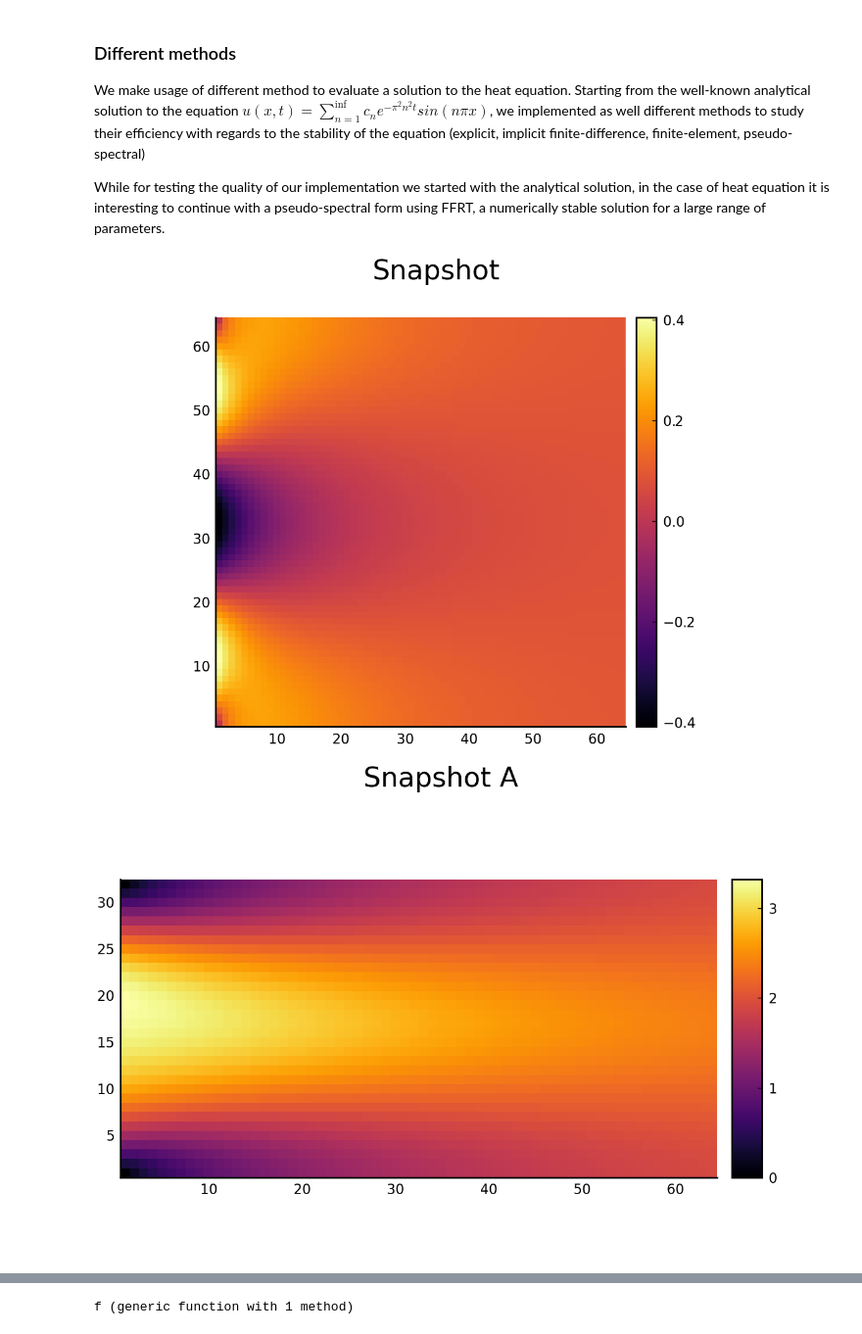
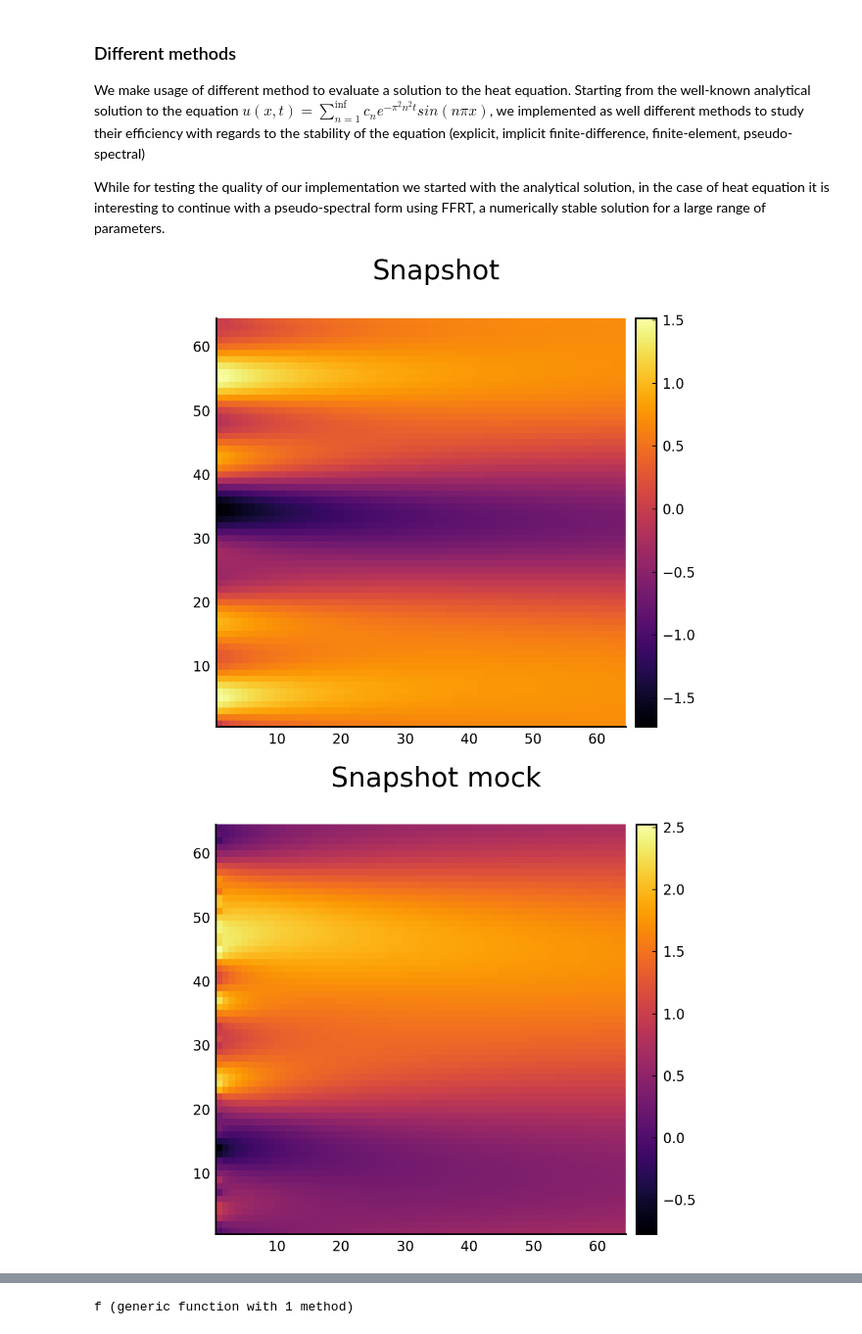
Before and after one commit to vdesgrange/closure-model, a Jupyter notebook: experiments/julia_src/neural_closure/heat_equation_neural_ode.ipynb, the cells around one changed output, grey strips where cells are left out. Shown at 98% size. Saved outputs shown, nothing was run; the diff lists cells and outputs as text; code cells hidden in the pictures.

```diff
--- a/experiments/julia_src/neural_closure/heat_equation_neural_ode.ipynb
+++ b/experiments/julia_src/neural_closure/heat_equation_neural_ode.ipynb
@@ -32,14 +36,14 @@ we implemented as well different methods to study their efficiency with regards
 
 While for testing the quality of our implementation we started with the analytical solution, in the case of heat equation it is interesting to continue with a pseudo-spectral form using FFRT, a numerically stable solution for a large range of parameters.
 # %%
-t_max = 1.0;
-t_min = 0.01;
+t_max = 1.;
+t_min = 0.;
 x_max = 1.;
 x_min = 0.;
 t_n = 64;
 x_n = 64;
 
-d = 0.1;
+d = 0.005;
 k = 1.;
 c = [0.7, 0.3, 0.4];
 n = [3, 7, 10];
@@ -50,13 +54,13 @@ dx = round((x_max - x_min) / (x_n - 1), digits=8);
 t = LinRange(t_min, t_max, t_n);
 x = LinRange(x_min, x_max, x_n);
 
-u0 = InitialFunctions.heat_analytical_init(t, x, n, c);
-t, u = Equations.get_heat_fft(t, dx, x_n, 0.1, u0[1, :]);
+u0 = InitialFunctions.heat_analytical_init(t, x, n, c, k);
+t, u = Equations.get_heat_fft(t, dx, x_n, d, u0[1, :]);
 GraphicTools.show_state(u, "Snapshot") # need to reverse u, odesolver switch dimensions
 # %% [output]
-[figure, old version]
+[figure, new version]
 # %%
-ta, u_a = Generator.heat_snapshot_generator(t_max, t_min, x_max, x_min, t_n, Int(x_n / 2), 3, 0.05, 1.);
-GraphicTools.show_state(u_a, "Snapshot A")
+ta, u_a = Generator.heat_snapshot_generator(t_max, t_min, x_max, x_min, t_n, x_n, 3, 0.01, 0.0001);
+GraphicTools.show_state(u_a, "Snapshot mock")
 # %% [output]
-[figure, old version]
+[figure, new version]
```
Also changed, not shown: parts of 29 cells of this notebook.
